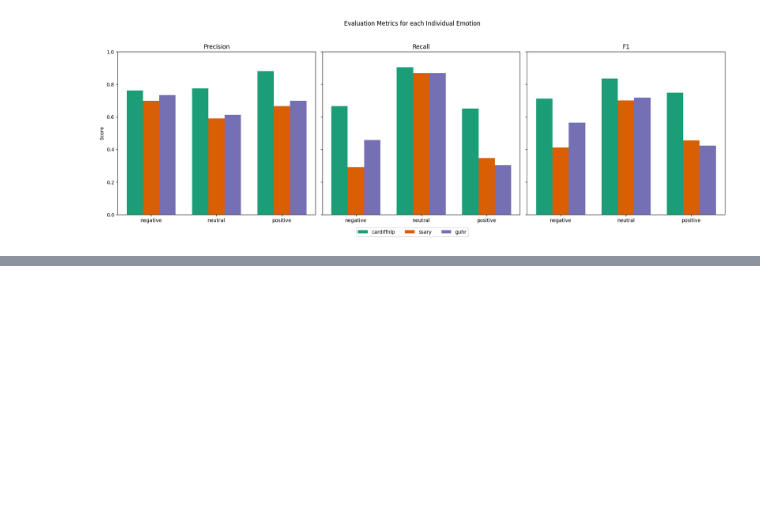
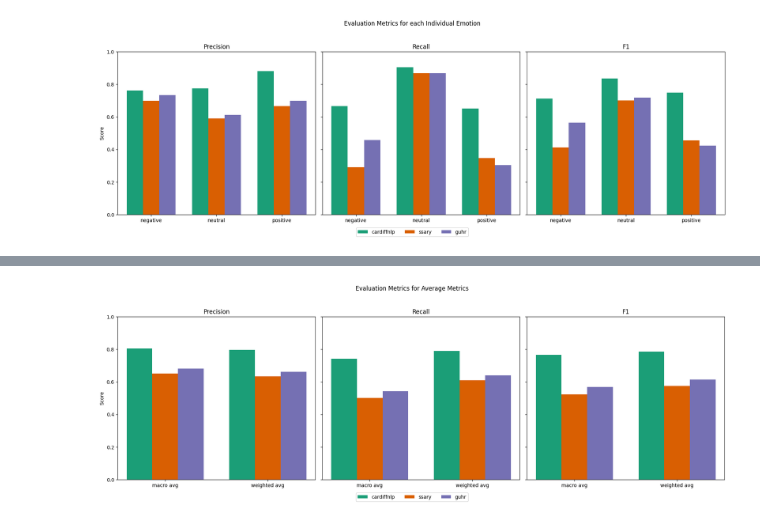
Before and after one commit to MaximilianWeiland/SMDA_Final_Project, a Jupyter notebook: 03_sentiment_classification/validation.ipynb, the cells around one changed output, grey strips where cells are left out. Saved outputs shown, nothing was run; the diff lists cells and outputs as text; code cells hidden in the pictures; blank space fills up the shorter version.

```diff
--- a/03_sentiment_classification/validation.ipynb
+++ b/03_sentiment_classification/validation.ipynb
@@ -154,7 +169,7 @@ metrics = ["precision", "recall", "f1"]
 sentiments = ["negative", "neutral", "positive"]
 
 cmap = plt.colormaps["Dark2"]
-colors = [cmap(i) for i in range(len(methods))]
+colors = [cmap(i) for i in range(len(models))]
 
 # create figure and axes for the plot
 fig, axs = plt.subplots(1, 3, figsize=(18, 6), sharey=True)
@@ -165,10 +180,10 @@ x = np.arange(3)
 for idx, metric in enumerate(metrics):
     ax = axs[idx]
 
-    # loop over all methods and get the corresponding scores
-    for i, method in enumerate(methods):
-        scores = metrics_df[metrics_df["method"] == method].set_index("sentiment")[metric].reindex(sentiments)
-        ax.bar(x + i * width, scores, width=width, label=method, color=colors[i])
+    # loop over models and get the corresponding scores
+    for i, model in enumerate(models):
+        scores = metrics_df[metrics_df["model"] == model].set_index("sentiment")[metric].reindex(sentiments)
+        ax.bar(x + i * width, scores, width=width, label=model, color=colors[i])
 
     # set title and configure the scale of the plot
     ax.set_title(metric.capitalize())
@@ -179,7 +194,7 @@ for idx, metric in enumerate(metrics):
 
 # add a legend underneath the plot
 handles, labels = axs[0].get_legend_handles_labels()
-fig.legend(handles, labels, loc='lower center', bbox_to_anchor=(0.5, -0.05), ncol=len(methods))
+fig.legend(handles, labels, loc='lower center', bbox_to_anchor=(0.5, -0.05), ncol=len(models))
 fig.suptitle("Evaluation Metrics for each Individual Emotion")
 plt.tight_layout(rect=[0, 0, 1, 0.95])
 plt.show()
@@ -187,0 +240,39 @@ plt.show()
+# %%
+# plot the macro average and weighted average scores
+
+# create barplots to visualize the performance
+metrics = ["precision", "recall", "f1"]
+categories = ["macro avg", "weighted avg"]
+
+cmap = plt.colormaps["Dark2"]
+colors = [cmap(i) for i in range(len(models))]
+
+# create figure and axes for the plot
+fig, axs = plt.subplots(1, 3, figsize=(18, 6), sharey=True)
+width = 0.25
+x = np.arange(2)
+
+# loop over all metrics
+for idx, metric in enumerate(metrics):
+    ax = axs[idx]
+
+    # loop over all methods and get the corresponding scores
+    for i, model in enumerate(models):
+        scores = avg_metrics_df[avg_metrics_df["model"] == model].set_index("category")[metric].reindex(categories)
+        ax.bar(x + i * width, scores, width=width, label=model, color=colors[i])
+
+    # set title and configure the scale of the plot
+    ax.set_title(metric.capitalize())
+    ax.set_xticks(x + width)
+    ax.set_xticklabels(categories)
+    ax.set_ylim(0, 1.0)
+    ax.set_ylabel("Score" if idx == 0 else "")
+
+# add a legend underneath the plot
+handles, labels = axs[0].get_legend_handles_labels()
+fig.legend(handles, labels, loc='lower center', bbox_to_anchor=(0.5, -0.05), ncol=len(models))
+fig.suptitle("Evaluation Metrics for Average Metrics")
+plt.tight_layout(rect=[0, 0, 1, 0.95])
+plt.show()
+# %% [output]
+[figure, added]
```
Also changed, not shown: parts of 7 cells of this notebook, 3 other files.
